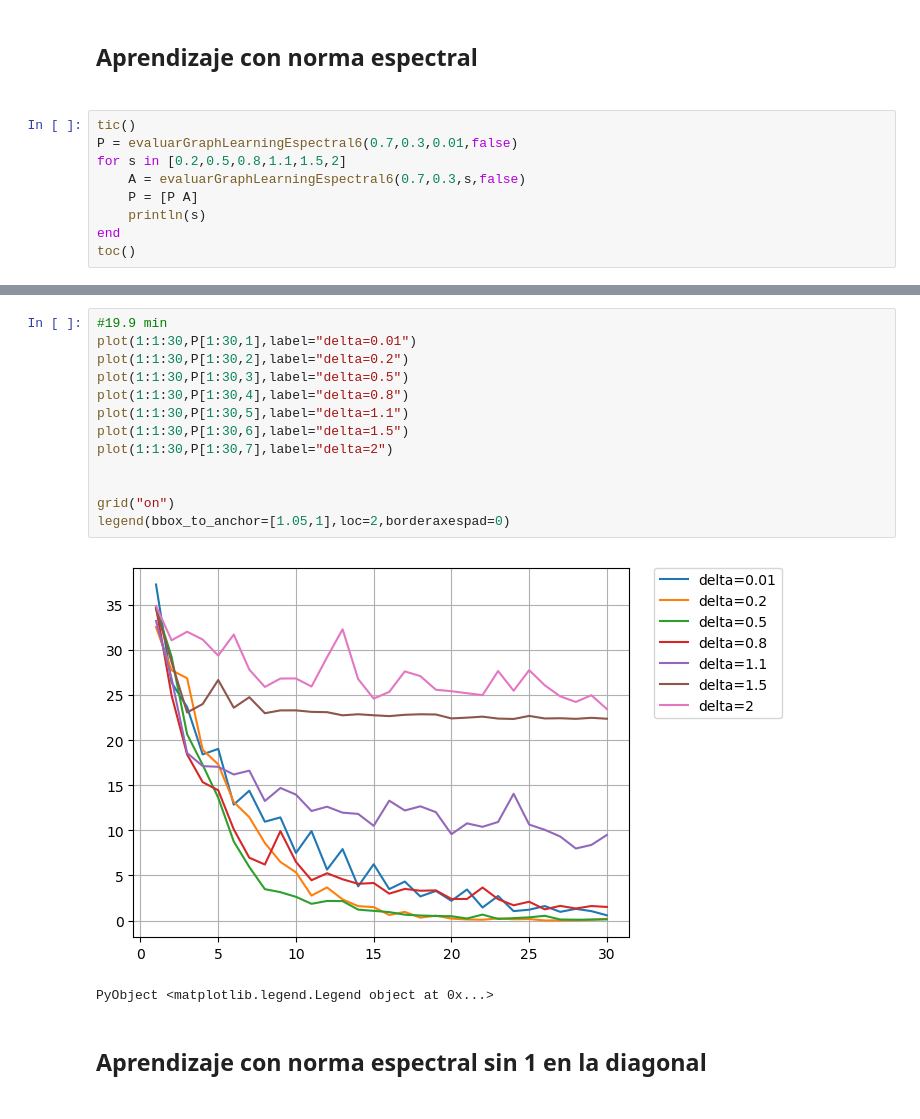
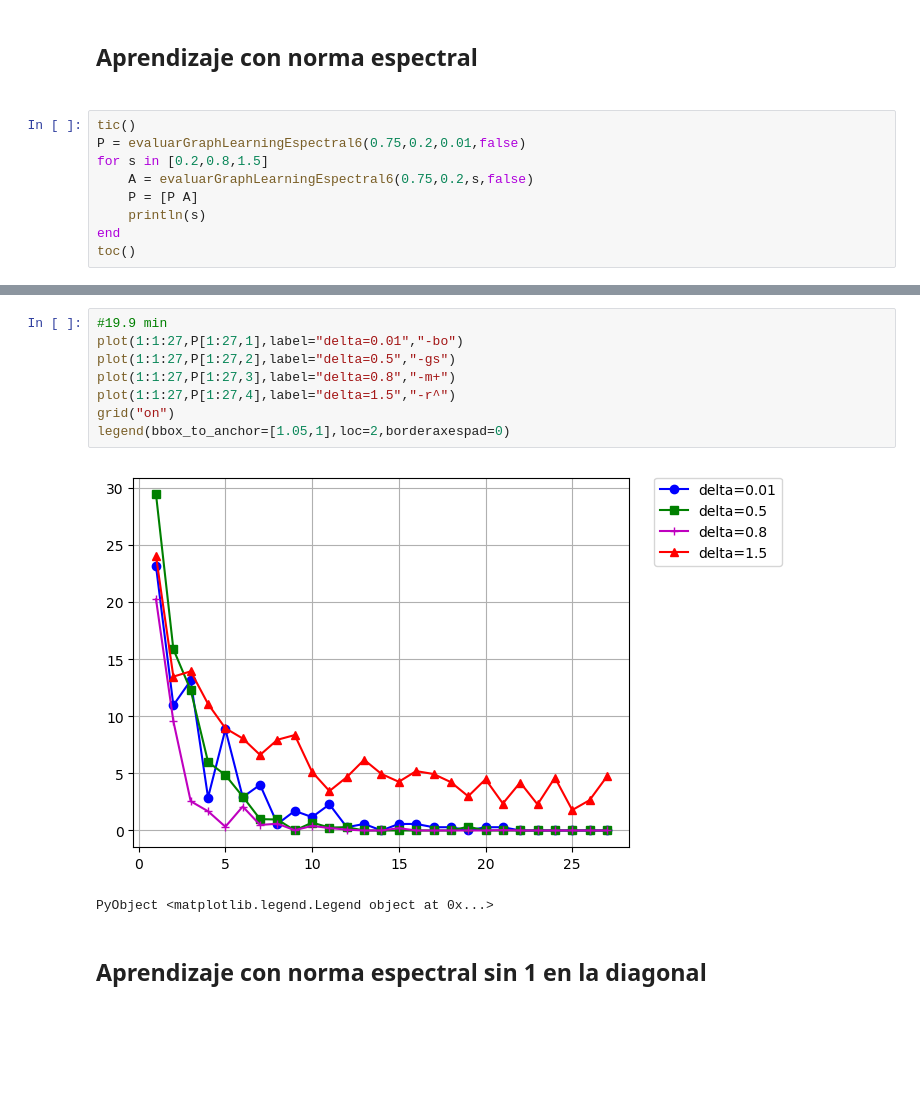
Before and after one commit to Zlinki/MasterThesis, a Jupyter notebook: ErrorvsObservaciones.ipynb, the cells around one changed output, grey strips where cells are left out. Cells and saved outputs as stored; diff of their text form; blank space fills up the shorter version.

Commit message:
imagenes agregadas

```diff
--- a/ErrorvsObservaciones.ipynb
+++ b/ErrorvsObservaciones.ipynb
@@ -95,9 +94,9 @@ PyObject <matplotlib.legend.Legend object at 0x...>
 <h2>Aprendizaje con norma  espectral <h2>
 # %%
 tic()
-P = evaluarGraphLearningEspectral6(0.7,0.3,0.01,false)
-for s in [0.2,0.5,0.8,1.1,1.5,2]
-    A = evaluarGraphLearningEspectral6(0.7,0.3,s,false)
+P = evaluarGraphLearningEspectral6(0.75,0.2,0.01,false)
+for s in [0.2,0.8,1.5]
+    A = evaluarGraphLearningEspectral6(0.75,0.2,s,false)
     P = [P A]
     println(s)
 end
@@ -105,18 +149,13 @@ toc()
 # %%
 #19.9 min
-plot(1:1:30,P[1:30,1],label="delta=0.01")
-plot(1:1:30,P[1:30,2],label="delta=0.2")
-plot(1:1:30,P[1:30,3],label="delta=0.5")
-plot(1:1:30,P[1:30,4],label="delta=0.8")
-plot(1:1:30,P[1:30,5],label="delta=1.1")
-plot(1:1:30,P[1:30,6],label="delta=1.5")
-plot(1:1:30,P[1:30,7],label="delta=2")
-
-
+plot(1:1:27,P[1:27,1],label="delta=0.01","-bo")
+plot(1:1:27,P[1:27,2],label="delta=0.5","-gs")
+plot(1:1:27,P[1:27,3],label="delta=0.8","-m+")
+plot(1:1:27,P[1:27,4],label="delta=1.5","-r^")
 grid("on")
 legend(bbox_to_anchor=[1.05,1],loc=2,borderaxespad=0)
 # %% [output]
-[figure, old version]
+[figure, new version]
 PyObject <matplotlib.legend.Legend object at 0x...>
 # %% [markdown]
 <h2>Aprendizaje con norma  espectral sin 1 en la diagonal <h2>
```
Also changed, not shown: parts of 63 cells of this notebook, 10 other files.
